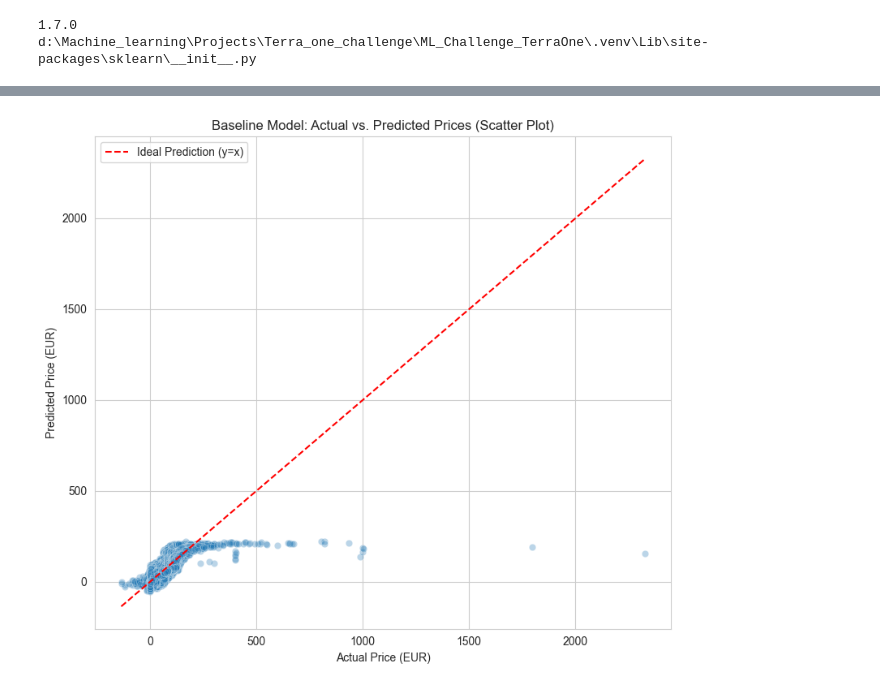
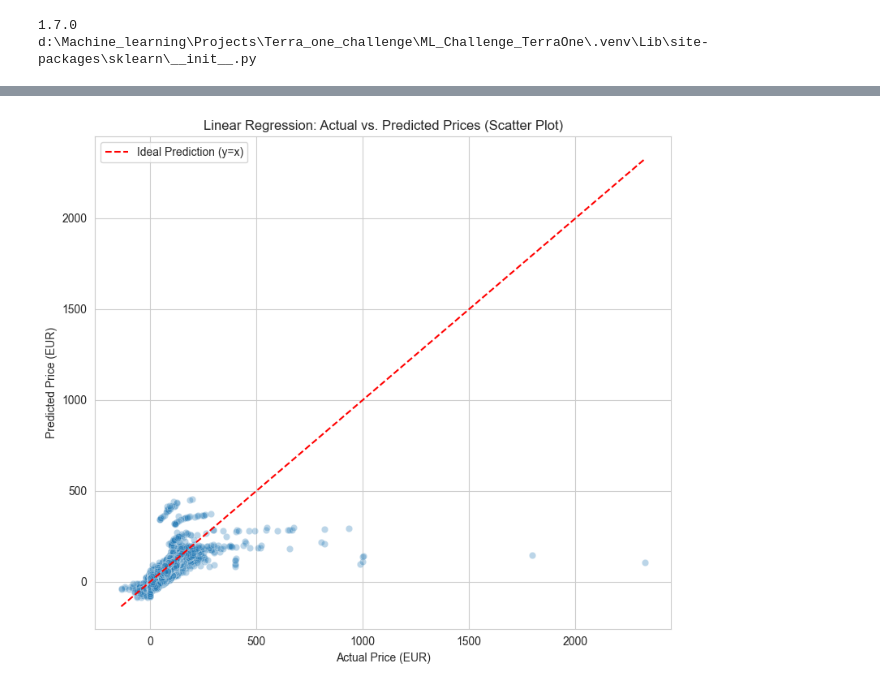
Before and after one commit to RNstu08/Electricity-Price-Forecast, a Jupyter notebook: day_ahead_price_forecasting.ipynb, the cells around one changed output, grey strips where cells are left out. Drawn from its saved outputs; the diff is of its cells as text; code cells hidden in the pictures.

Commit message:
feat: Added two baseline comparisons. Attempt 2

```diff
--- a/day_ahead_price_forecasting.ipynb
+++ b/day_ahead_price_forecasting.ipynb
@@ -350,0 +401,6 @@ Baseline model prediction complete in 0.01 seconds.
+# %%
+# Dropping NaNs rows introduced by corrected lag features
+initial_rows_before_lag_drop = len(df)
+df_cleaned_baseline = df.dropna(subset=baseline_features + [target]).copy()
+print(f"Dropped {initial_rows_before_lag_drop - len(df_cleaned_baseline)} rows due to NaN values from corrected lag features (first 7 days).")
+print(f"DataFrame after feature engineering and dropping NaNs: {len(df_cleaned_baseline)} records.")
@@ -350,0 +438,5 @@ Baseline model prediction complete in 0.01 seconds.
+# %%
+# Baseline 1: Mean Predictor
+price_mean = y_train_baseline.mean()
+test_data['pred_baseline_mean'] = price_mean
+mae_mean, rmse_mean, r2_mean = evaluate_model_metrics(y_test_baseline, test_data['pred_baseline_mean'], "Mean Baseline")
@@ -350,0 +445,7 @@ Baseline model prediction complete in 0.01 seconds.
+# %%
+# Baseline 2: Linear Regression
+lr_model = LinearRegression()
+lr_model.fit(X_train_baseline, y_train_baseline)
+test_data['pred_lr'] = lr_model.predict(X_test_baseline)
+print("Linear Regression model trained.")
+mae_lr, rmse_lr, r2_lr = evaluate_model_metrics(y_test_baseline, test_data['pred_lr'], "Linear Regression")
@@ -407,0 +497,11 @@ plt.show()
+# %%
+# Residual Plot for Linear Regression
+test_data['residual_lr'] = y_test_baseline - test_data['pred_lr']
+plt.figure(figsize=(10, 5))
+sns.histplot(test_data['residual_lr'], kde=True, bins=50)
+plt.title("Residuals of Linear Regression Model")
+plt.xlabel("Residual (Actual Price - Predicted Price) [EUR]")
+plt.ylabel("Frequency")
+plt.grid(True, linestyle='--', alpha=0.6)
+plt.tight_layout()
+plt.show()
@@ -408,15 +549,15 @@ plt.show()
 # %%
-# Scatter Plot: Actual vs. Predicted
+# Scatter Plot: Actual vs. Predicted (Linear Regression)
 plt.figure(figsize=(8, 7))
-sns.scatterplot(x=test_results_baseline['day-ahead-auction-price'], y=test_results_baseline['predicted_price'], alpha=0.3)
-plt.plot([y_test.min(), y_test.max()], [y_test.min(), y_test.max()], 'r--', label='Ideal Prediction (y=x)')
-plt.title('Baseline Model: Actual vs. Predicted Prices (Scatter Plot)')
+sns.scatterplot(x=y_test_baseline, y=test_data['pred_lr'], alpha=0.3)
+plt.plot([y_test_baseline.min(), y_test_baseline.max()], [y_test_baseline.min(), y_test_baseline.max()], 'r--', label='Ideal Prediction (y=x)')
+plt.title('Linear Regression: Actual vs. Predicted Prices (Scatter Plot)')
 plt.xlabel('Actual Price (EUR)')
 plt.ylabel('Predicted Price (EUR)')
 plt.legend()
 plt.tight_layout()
 plt.show()
 # %% [output]
-[figure, old version]
+[figure, new version]
 # %%
 # Thoughts:
```
Also changed, not shown: parts of 54 cells of this notebook.
